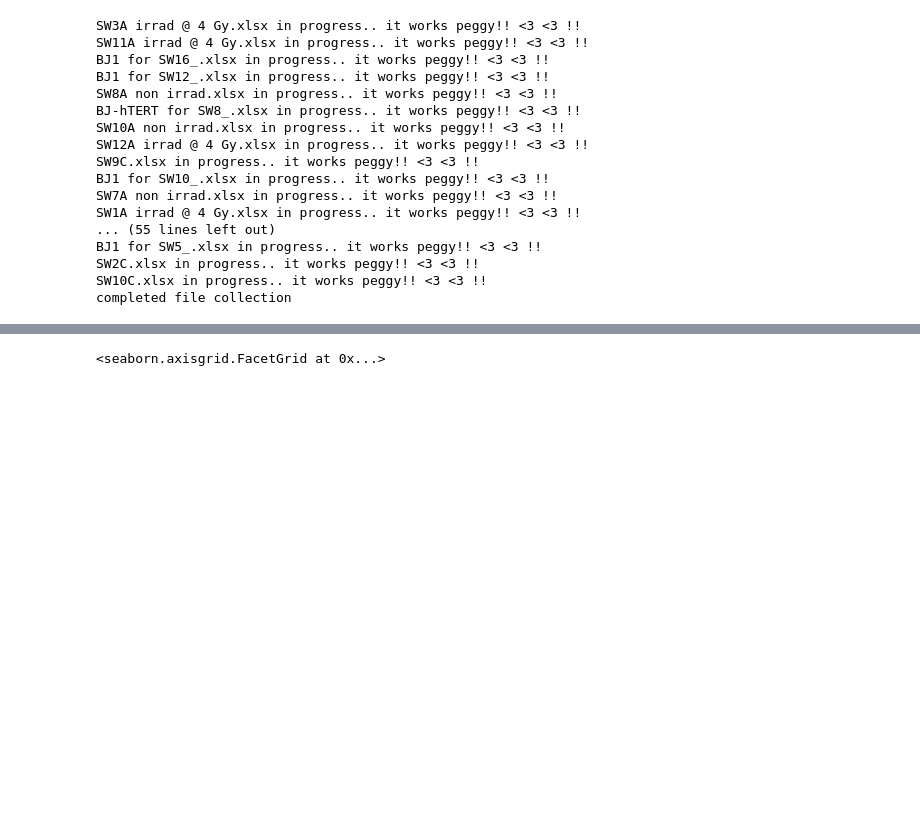
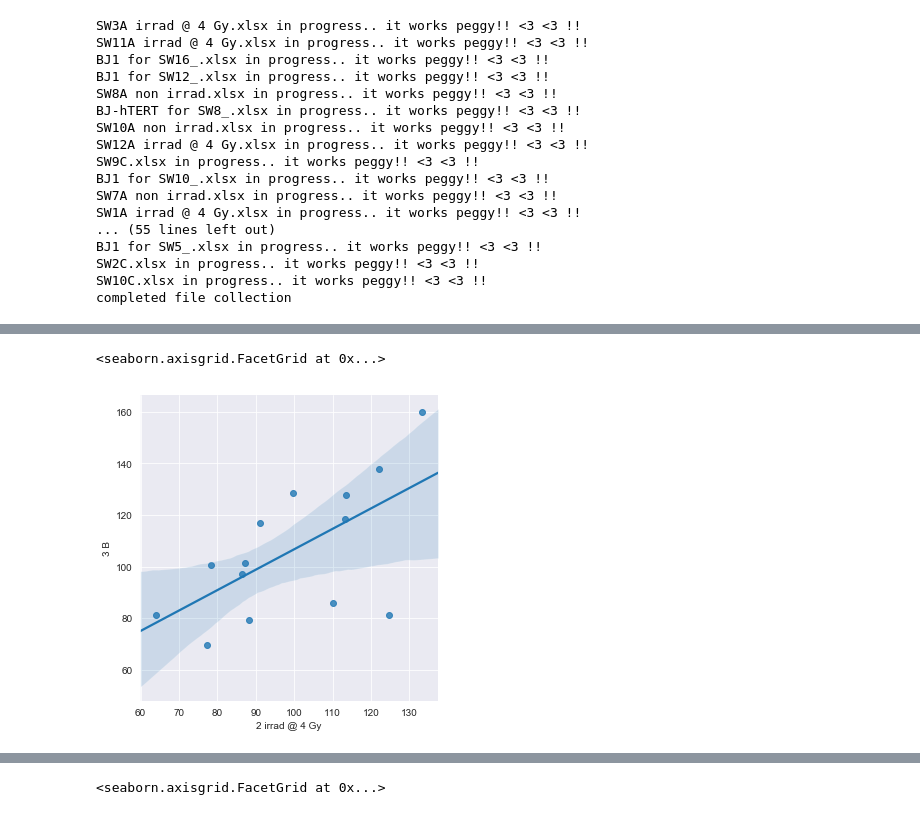
Before and after one commit to Jared-Luxton/radiation-therapy-machine-learning, a Jupyter notebook: RADIATION-SENSITIVITY-telos-chromosomes.ipynb, the cells around one changed output, grey strips where cells are left out. Cells and saved outputs as stored; diff of their text form; code cells hidden in the pictures; blank space fills up the shorter version.

```diff
--- a/RADIATION-SENSITIVITY-telos-chromosomes.ipynb
+++ b/RADIATION-SENSITIVITY-telos-chromosomes.ipynb
@@ -436,0 +381,5 @@ pivot_all_patients_df.head(4)
+# %%
+copy3 = all_patients_df
+copy_all_patients_df = copy3.drop(['chr data', 'status', 'Q1', 'Q2-3', 'Q4'], axis=1)
+print(copy_all_patients_df.shape)
+copy_all_patients_df.head(4)
@@ -436,0 +393,4 @@ pivot_all_patients_df.head(4)
+# %%
+copy_all_pivot = copy_all_patients_df.pivot(index='patient id', columns='timepoint', values='telo means')
+copy_all_pivot = copy_all_pivot.drop(13)
+copy_all_pivot.head()
@@ -436,0 +405,5 @@ pivot_all_patients_df.head(4)
+# %%
+sns.lmplot(x='2 irrad @ 4 Gy', y='3 B', fit_reg=True, data=copy_all_pivot)
+# %% [output]
+<seaborn.axisgrid.FacetGrid at 0x...>
+[figure, added]
```
Also changed, not shown: parts of 54 cells of this notebook.
